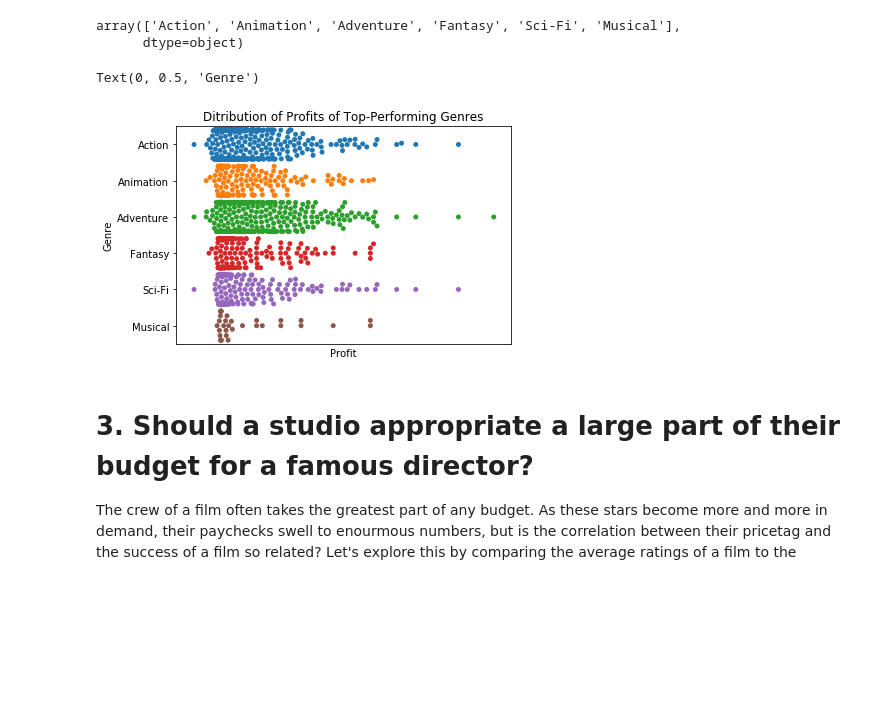
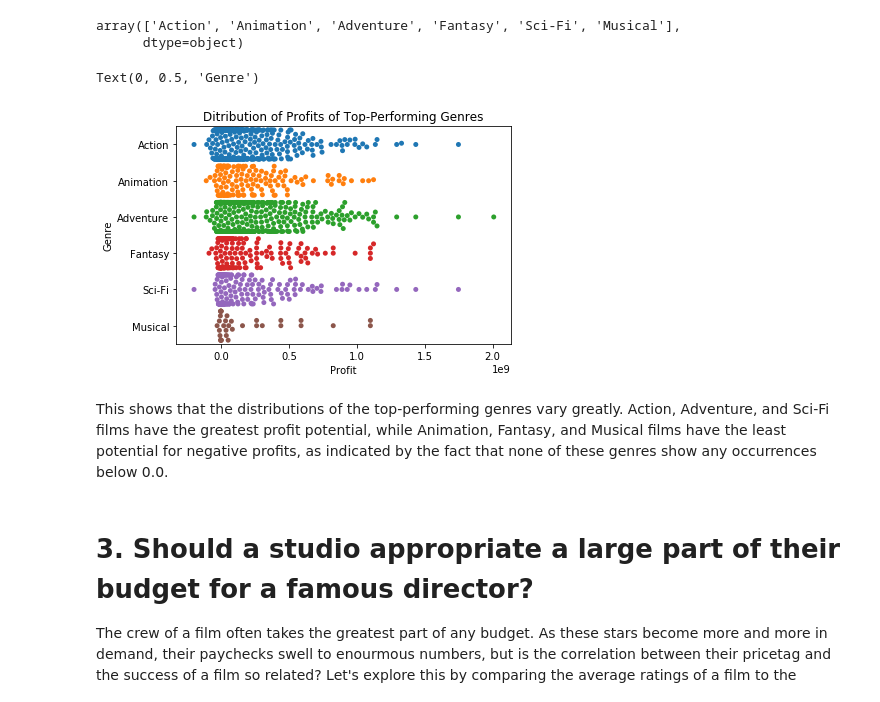
Before and after one commit to RMcAr/dsc-mod-1-project-v2-1-onl01-dtsc-ft-070620, a Jupyter notebook: Ryan McArthur, Mod 1 FINAL .ipynb, the cells around one changed output. Saved outputs shown, nothing was run; the diff lists cells and outputs as text; code cells hidden in the pictures; blank space fills up the shorter version.

```diff
--- a/Ryan McArthur, Mod 1 FINAL .ipynb
+++ b/Ryan McArthur, Mod 1 FINAL .ipynb
@@ -78,7 +96,9 @@ df2[df2.columns[1:]] = df2[df2.columns[1:]].replace('[\$,]', '', regex=True).ast
 df2['profit'] = df2['worldwide_gross'] - df2['production_budget']
 
 #drop budget and gross
+sns.regplot(data = df2, x = 'production_budget', y ='worldwide_gross' )
 
-df2 = df2.drop(['production_budget', 'worldwide_gross'], axis = 1)
+
+
 df2
 # %% [output]
@@ -188,6 +212,7 @@ The next question that we want to answer for Microsoft is the risk vs reward for
 # %%
 #we will use the dataframe built from before, which already has genre rows expanded using the explode functio
 df_merge
+profit_by_genre = profit_by_genre.reset_index()
 #using profit_by_genre, slicing df_merge to include only top_performing genres
 top_genres = profit_by_genre['genres'][17:]
 df_top_genres = df_merge.where(df_merge['genres'].isin(top_genres))
@@ -199,14 +224,14 @@ array(['Action', 'Animation', 'Adventure', 'Fantasy', 'Sci-Fi', 'Musical'],
       dtype=object)
 # %%
 ax = sns.swarmplot(y = 'genres', x = 'profit', data = df_top_genres)
-ax.set_xticklabels([])
-ax.set_xticks([])
 ax.set_title('Ditribution of Profits of Top-Performing Genres')
 ax.set_xlabel('Profit')
 ax.set_ylabel('Genre')
 # %% [output]
 Text(0, 0.5, 'Genre')
-[figure, old version]
+[figure, new version]
+# %% [markdown]
+This shows that the distributions of the top-performing genres vary greatly. Action, Adventure, and Sci-Fi films have the greatest profit potential, while Animation, Fantasy, and Musical films have the least potential for negative profits, as indicated by the fact that none of these genres show any occurrences below 0.0.
 # %% [markdown]
 # 3. Should a studio appropriate a large part of their budget for a famous director?
 The crew of a film often takes the greatest part of any budget. As these stars become more and more in demand, their paychecks swell to enourmous numbers, but is the correlation between their pricetag and the success of a film so related? Let's explore this by comparing the average ratings of a film to the number of films that a director is known for. If the director is a large part of what makes a movie successful (known as the $auteur$ theory), then we should see the movie ratings of directors known for more films be greater than the movie profits of lesser known directors. If this correlation does not exist, then we can conclude that a movie studio should not spend a large part of its budget on director costs, as the director does not contribute greatly to the movie's review.
```
Also changed, not shown: parts of 8 cells of this notebook, 1 other file.
